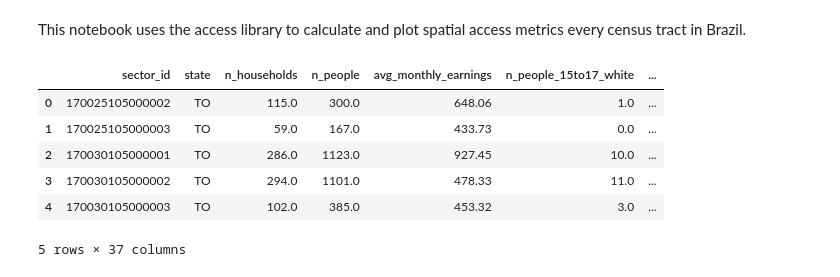
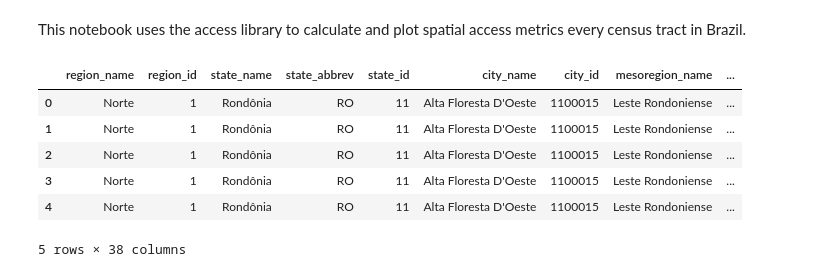
Before and after one commit to felipehlvo/access_to_education_map, a Jupyter notebook: notebooks/Access Metric - Brazil.ipynb, the cells around one changed output. Cells and saved outputs as stored; diff of their text form; code cells hidden in the pictures.

```diff
--- a/notebooks/Access Metric - Brazil.ipynb
+++ b/notebooks/Access Metric - Brazil.ipynb
@@ -14,15 +17,15 @@ from shapely import wkt
 school_census_df = pd.read_csv("/Users/feliphlvo/Documents/Minerva/Capstone/data/local/school_census.csv",index_col=0)
 dem_census_df = pd.read_csv("/Users/feliphlvo/Documents/Minerva/Capstone/data/local/dem_census.csv", index_col=0)
 # %%
-dem_census_df.head()
+school_census_df.head()
 # %% [output]
-|  | sector_id | state | n_households | n_people | avg_monthly_earnings | n_people_15to17_white | ... |
-| 0 | 170025105000002 | TO | 115.0 | 300.0 | 648.06 | 1.0 | ... |
-| 1 | 170025105000003 | TO | 59.0 | 167.0 | 433.73 | 0.0 | ... |
-| 2 | 170030105000001 | TO | 286.0 | 1123.0 | 927.45 | 10.0 | ... |
-| 3 | 170030105000002 | TO | 294.0 | 1101.0 | 478.33 | 11.0 | ... |
-| 4 | 170030105000003 | TO | 102.0 | 385.0 | 453.32 | 3.0 | ... |
+|  | region_name | region_id | state_name | state_abbrev | state_id | city_name | city_id | mesoregion_name | ... |
+| 0 | Norte | 1 | Rondônia | RO | 11 | Alta Floresta D'Oeste | 1100015 | Leste Rondoniense | ... |
+| 1 | Norte | 1 | Rondônia | RO | 11 | Alta Floresta D'Oeste | 1100015 | Leste Rondoniense | ... |
+| 2 | Norte | 1 | Rondônia | RO | 11 | Alta Floresta D'Oeste | 1100015 | Leste Rondoniense | ... |
+| 3 | Norte | 1 | Rondônia | RO | 11 | Alta Floresta D'Oeste | 1100015 | Leste Rondoniense | ... |
+| 4 | Norte | 1 | Rondônia | RO | 11 | Alta Floresta D'Oeste | 1100015 | Leste Rondoniense | ... |
-5 rows × 37 columns
+5 rows × 38 columns
 # %%
 print(dem_census_df.columns)
 print(school_census_df.columns)
```
Also changed, not shown: parts of 15 cells of this notebook, 7 other files.
